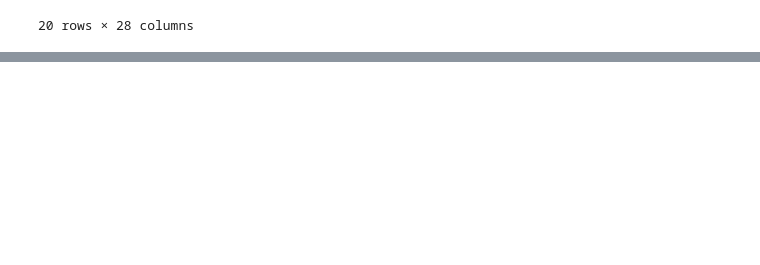
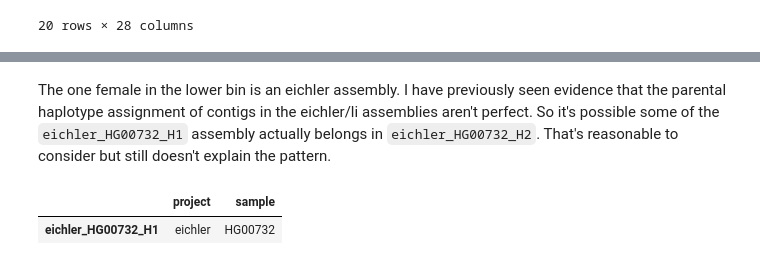
Before and after one commit to ACEnglish/adotto, a Jupyter notebook: variant_calling/notebooks/HapotypeCoverage.ipynb, the cells around one changed output, grey strips where cells are left out. Drawn from its saved outputs; the diff is of its cells as text; code cells hidden in the pictures; blank space fills up the shorter version.

```diff
--- a/variant_calling/notebooks/HapotypeCoverage.ipynb
+++ b/variant_calling/notebooks/HapotypeCoverage.ipynb
@@ -86,0 +108,7 @@ data[data["is_lower_cov"]]
+# %% [markdown]
+The one female in the lower bin is an eichler assembly. I have previously seen evidence that the parental haplotype assignment of contigs in the eichler/li assemblies aren't perfect. So it's possible some of the `eichler_HG00732_H1` assembly actually belongs in `eichler_HG00732_H2`. That's reasonable to consider but still doesn't explain the pattern.
+# %%
+data[data['is_lower_cov'] & (data['sex'] == 'female')][['project', 'sample']]
+# %% [output]
+|  | project | sample |
+| eichler_HG00732_H1 | eichler | HG00732 |
```
Also changed, not shown: parts of 19 cells of this notebook.
